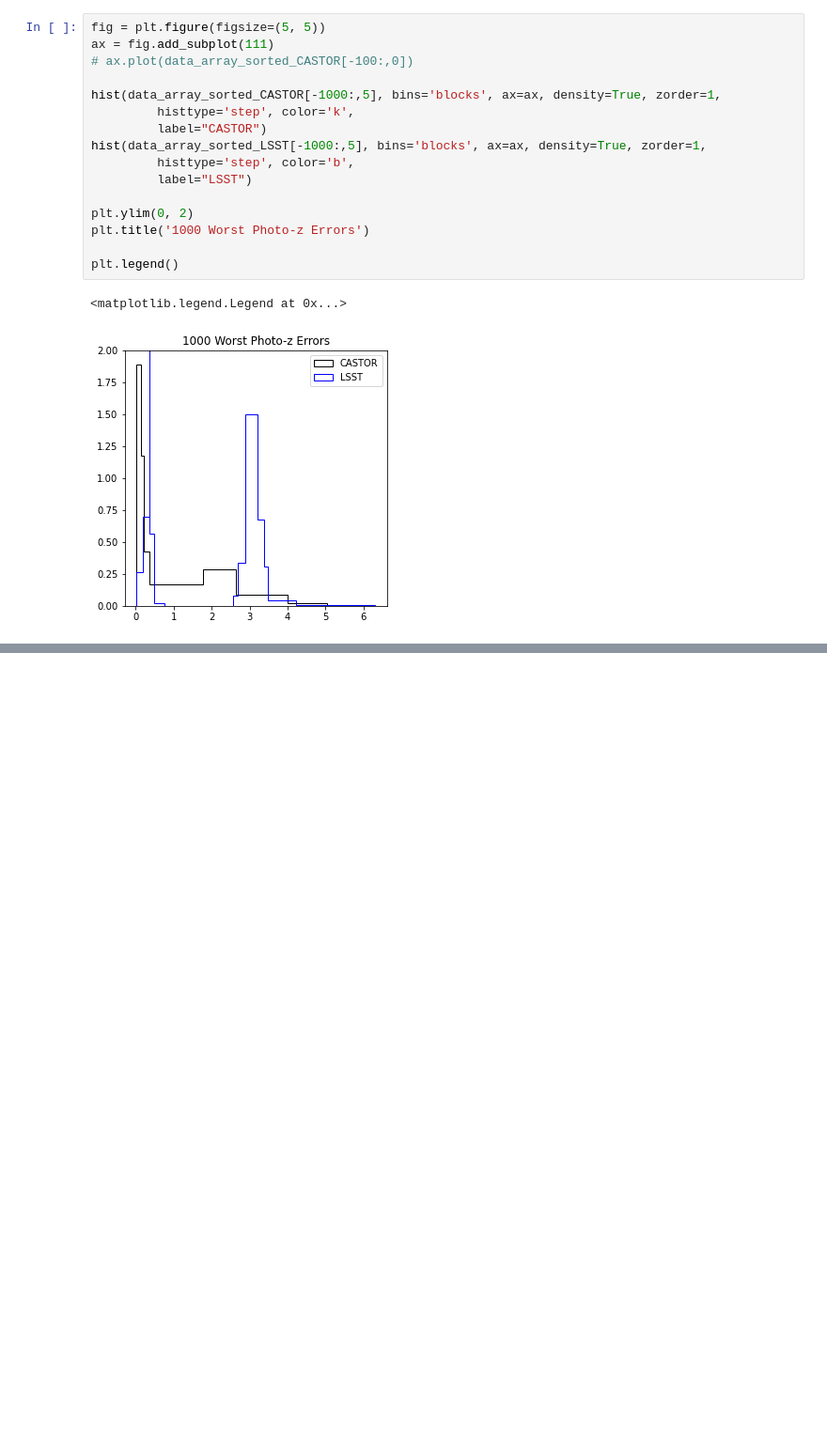
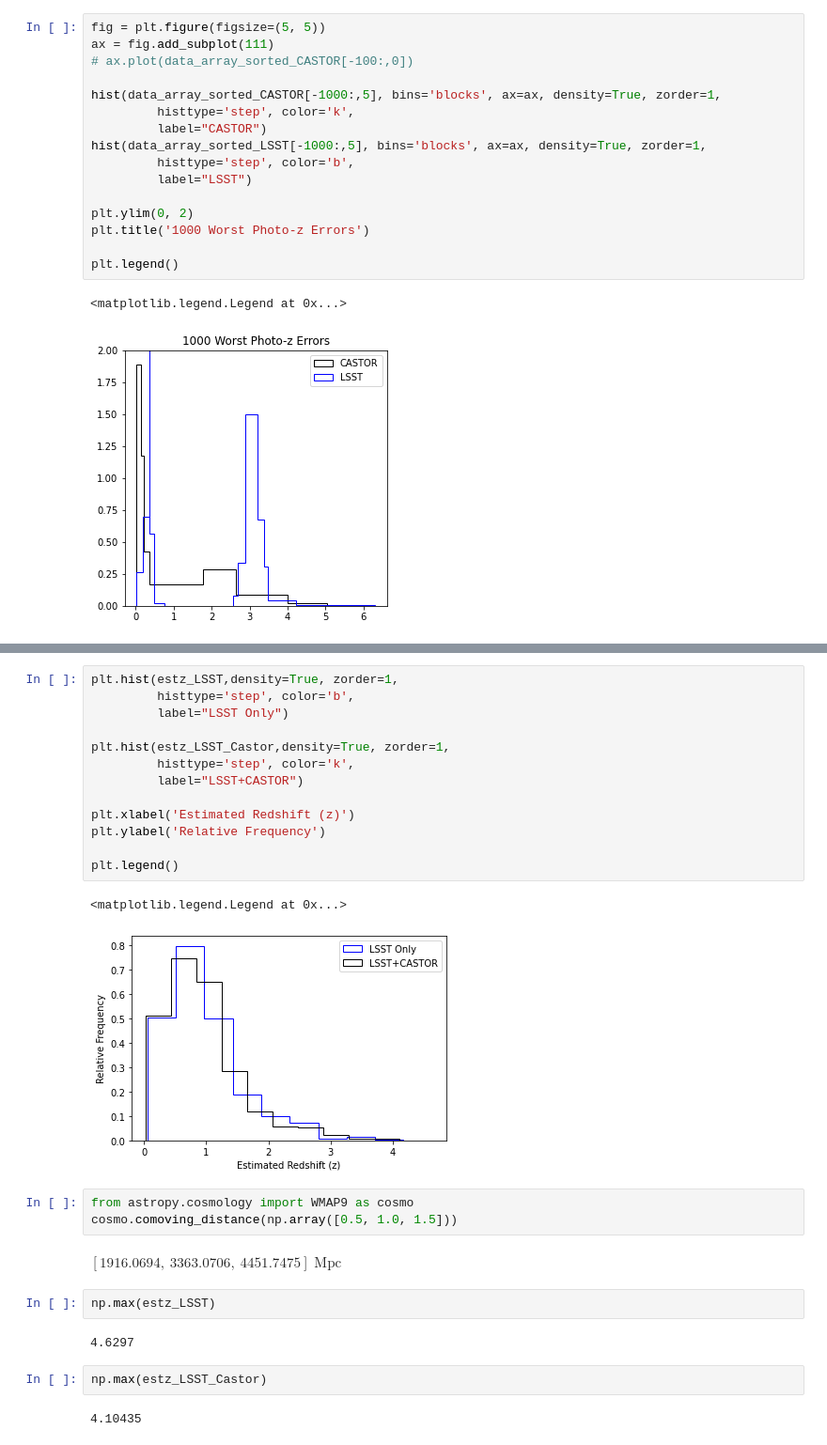
Before and after one commit to aimalz/CASTORpz, a Jupyter notebook: Photo-z_exploration.ipynb, the cells around one changed output, grey strips where cells are left out. Shown at 94% size. Saved outputs shown, nothing was run; the diff lists cells and outputs as text; blank space fills up the shorter version.

```diff
--- a/Photo-z_exploration.ipynb
+++ b/Photo-z_exploration.ipynb
@@ -709,0 +775,29 @@ plt.legend()
+# %%
+plt.hist(estz_LSST,density=True, zorder=1,
+         histtype='step', color='b',
+         label="LSST Only")
+
+plt.hist(estz_LSST_Castor,density=True, zorder=1,
+         histtype='step', color='k',
+         label="LSST+CASTOR")
+
+plt.xlabel('Estimated Redshift (z)')
+plt.ylabel('Relative Frequency')
+
+plt.legend()
+# %% [output]
+<matplotlib.legend.Legend at 0x...>
+[figure, added]
+# %%
+from astropy.cosmology import WMAP9 as cosmo
+cosmo.comoving_distance(np.array([0.5, 1.0, 1.5]))
+# %% [output]
+$[1916.0694,~3363.0706,~4451.7475] \; \mathrm{Mpc}$
+# %%
+np.max(estz_LSST)
+# %% [output]
+4.6297
+# %%
+np.max(estz_LSST_Castor)
+# %% [output]
+4.10435
```
Also changed, not shown: parts of 53 cells of this notebook.
